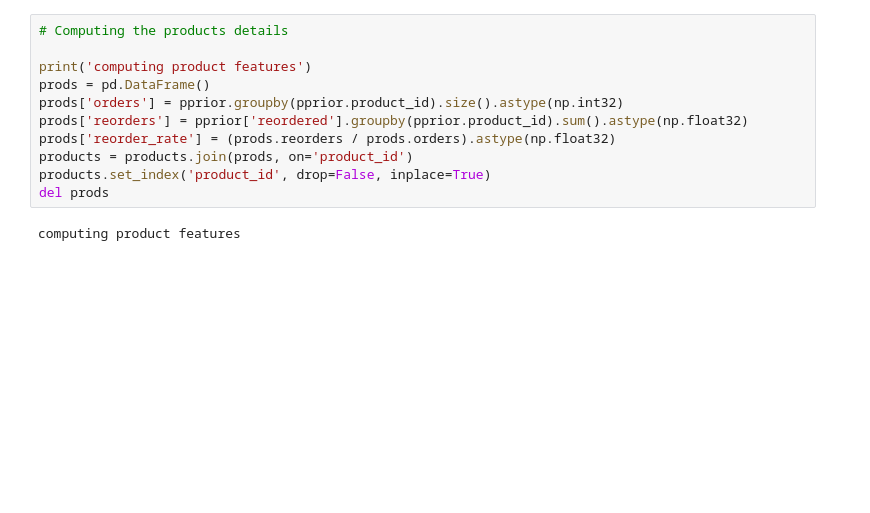
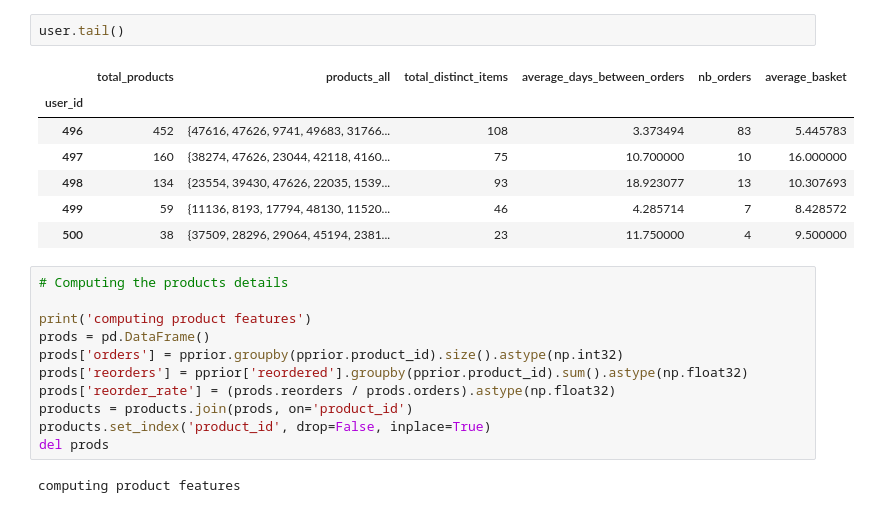
Before and after one commit to Amareshsh/Data-Mining-Project, a Jupyter notebook: project_final.ipynb, the cells around one changed output. Saved outputs shown, nothing was run; the diff lists cells and outputs as text; blank space fills up the shorter version.

```diff
--- a/project_final.ipynb
+++ b/project_final.ipynb
@@ -97,6 +128,16 @@ print('number of users:', user.shape[0])
 add order info to priors
 add order info to train
 number of users: 500
+# %%
+user.tail()
+# %% [output]
+|  | total_products | products_all | total_distinct_items | average_days_between_orders | nb_orders | average_basket |
+| user_id |  |  |  |  |  |  |
+| 496 | 452 | {47616, 47626, 9741, 49683, 31766... | 108 | 3.373494 | 83 | 5.445783 |
+| 497 | 160 | {38274, 47626, 23044, 42118, 4160... | 75 | 10.700000 | 10 | 16.000000 |
+| 498 | 134 | {23554, 39430, 47626, 22035, 1539... | 93 | 18.923077 | 13 | 10.307693 |
+| 499 | 59 | {11136, 8193, 17794, 48130, 11520... | 46 | 4.285714 | 7 | 8.428572 |
+| 500 | 38 | {37509, 28296, 29064, 45194, 2381... | 23 | 11.750000 | 4 | 9.500000 |
 # %%
 # Computing the products details
 
```
Also changed, not shown: parts of 18 cells of this notebook.
